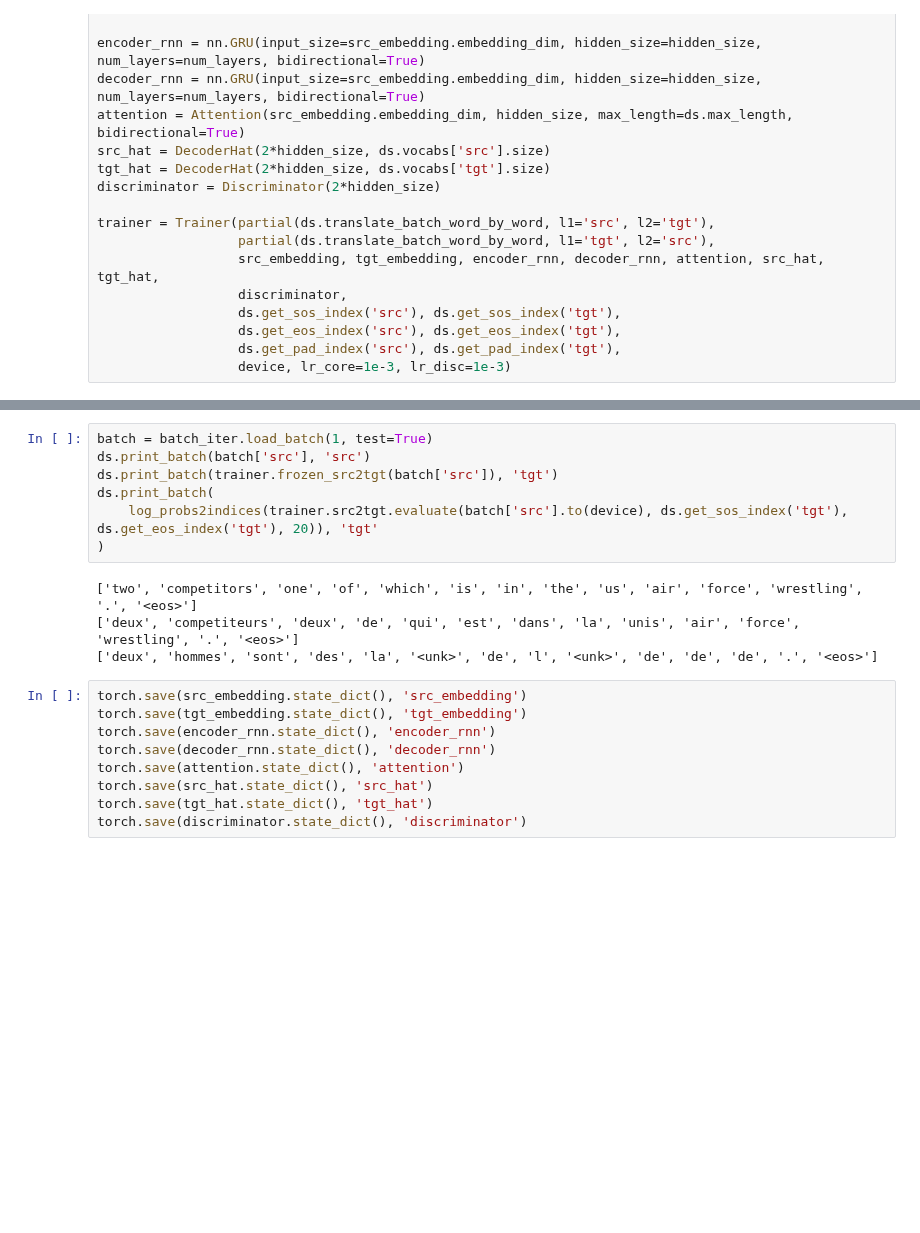
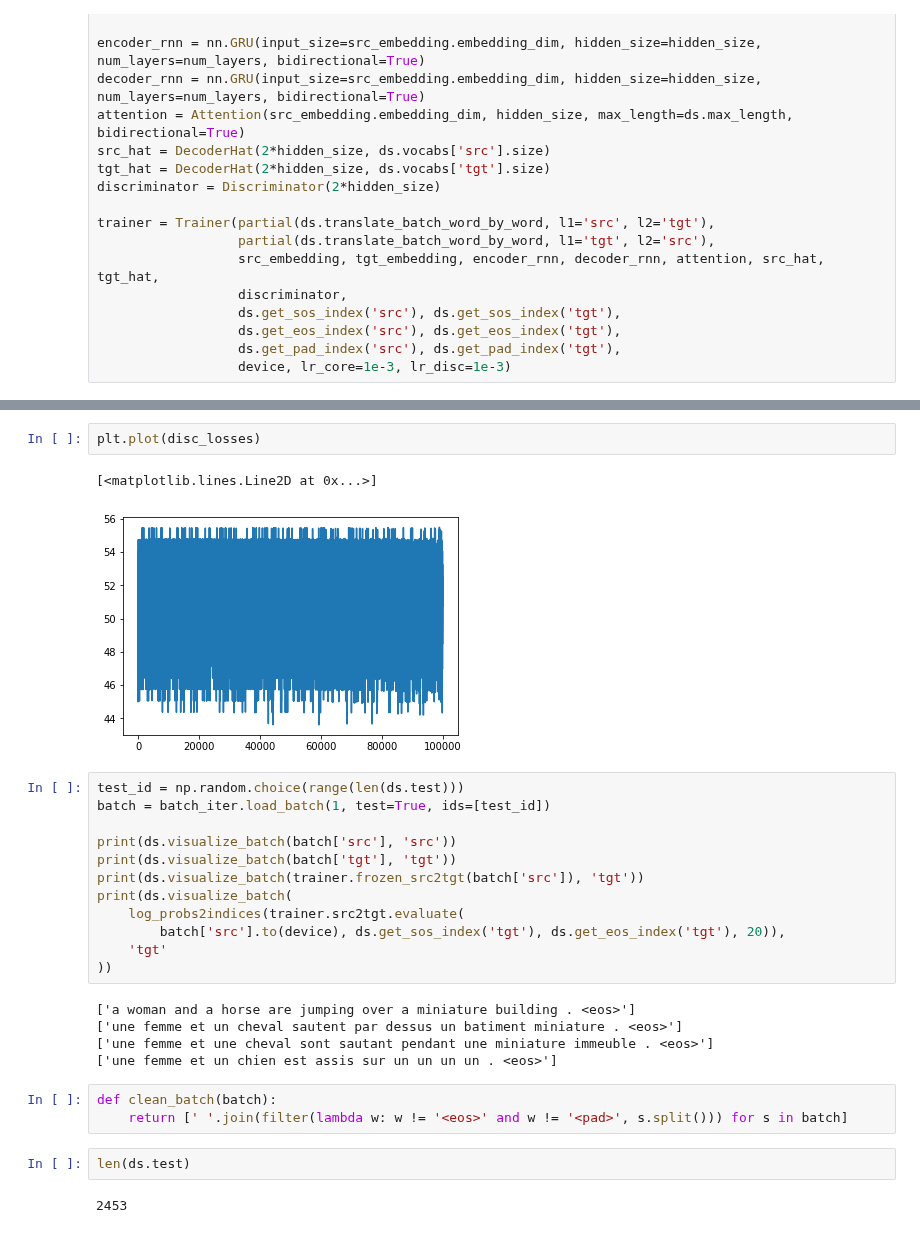
Before and after one commit to mishgon/unsupervised_mt, a Jupyter notebook: notebooks/train.ipynb, the cells around one changed output, grey strips where cells are left out. Drawn from its saved outputs; the diff is of its cells as text; blank space fills up the shorter version.

```diff
--- a/notebooks/train.ipynb
+++ b/notebooks/train.ipynb
@@ -69,20 +73,29 @@ HBox(children=(IntProgress(value=0, max=50000), HTML(value='')))
+# %%
+plt.plot(disc_losses)
+# %% [output]
+[<matplotlib.lines.Line2D at 0x...>]
+[figure, added]
 # %%
-batch = batch_iter.load_batch(1, test=True)
-ds.print_batch(batch['src'], 'src')
-ds.print_batch(trainer.frozen_src2tgt(batch['src']), 'tgt')
-ds.print_batch(
-    log_probs2indices(trainer.src2tgt.evaluate(batch['src'].to(device), ds.get_sos_index('tgt'), ds.get_eos_index('tgt'), 20)), 'tgt'
-)
+test_id = np.random.choice(range(len(ds.test)))
+batch = batch_iter.load_batch(1, test=True, ids=[test_id])
+
+print(ds.visualize_batch(batch['src'], 'src'))
+print(ds.visualize_batch(batch['tgt'], 'tgt'))
+print(ds.visualize_batch(trainer.frozen_src2tgt(batch['src']), 'tgt'))
+print(ds.visualize_batch(
+    log_probs2indices(trainer.src2tgt.evaluate(
+        batch['src'].to(device), ds.get_sos_index('tgt'), ds.get_eos_index('tgt'), 20)),
+    'tgt'
+))
 # %% [output]
-['two', 'competitors', 'one', 'of', 'which', 'is', 'in', 'the', 'us', 'air', 'force', 'wrestling', '.', '<eos>']
-['deux', 'competiteurs', 'deux', 'de', 'qui', 'est', 'dans', 'la', 'unis', 'air', 'force', 'wrestling', '.', '<eos>']
-['deux', 'hommes', 'sont', 'des', 'la', '<unk>', 'de', 'l', '<unk>', 'de', 'de', 'de', '.', '<eos>']
+['a woman and a horse are jumping over a miniature building . <eos>']
+['une femme et un cheval sautent par dessus un batiment miniature . <eos>']
+['une femme et une cheval sont sautant pendant une miniature immeuble . <eos>']
+['une femme et un chien est assis sur un un un un . <eos>']
-# %%
-torch.save(src_embedding.state_dict(), 'src_embedding')
-torch.save(tgt_embedding.state_dict(), 'tgt_embedding')
-torch.save(encoder_rnn.state_dict(), 'encoder_rnn')
-torch.save(decoder_rnn.state_dict(), 'decoder_rnn')
-torch.save(attention.state_dict(), 'attention')
-torch.save(src_hat.state_dict(), 'src_hat')
-torch.save(tgt_hat.state_dict(), 'tgt_hat')
-torch.save(discriminator.state_dict(), 'discriminator')
+# %%
+def clean_batch(batch):
+    return [' '.join(filter(lambda w: w != '<eos>' and w != '<pad>', s.split())) for s in batch]
+# %%
+len(ds.test)
+# %% [output]
+2453
```
Also changed, not shown: parts of 10 cells of this notebook, 2 other files.
